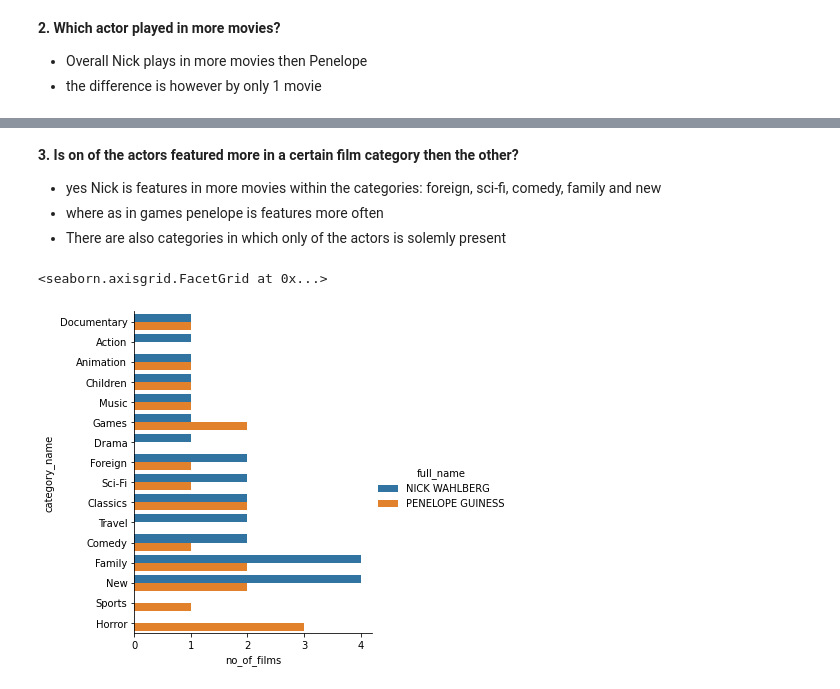
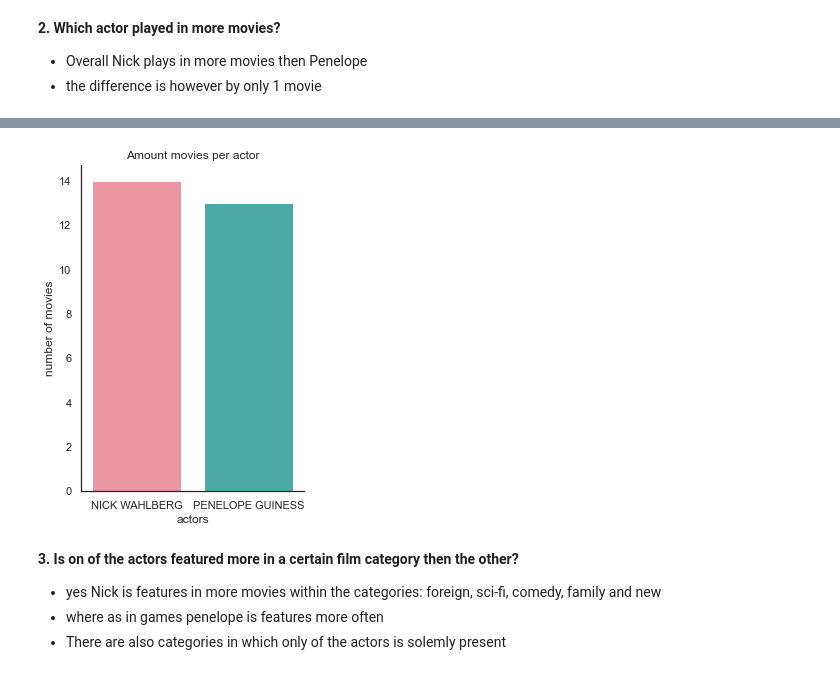
Before and after one commit to JosephineBiedermann/LabsPhine, a Jupyter notebook: Week3/LAB_SQL_Day5pythonconnect.ipynb, the cells around one changed output, grey strips where cells are left out. Drawn from its saved outputs; the diff is of its cells as text; code cells hidden in the pictures.

```diff
--- a/Week3/LAB_SQL_Day5pythonconnect.ipynb
+++ b/Week3/LAB_SQL_Day5pythonconnect.ipynb
@@ -225,11 +229,17 @@ sns.countplot(x='full_name', data = datam)
+# %%
+plt.figure(figsize = (4, 6))
+b = sns.countplot(x='full_name', data = datam)
+sns.set_palette('prism_r',1)
+plt.title('Amount movies per actor')
+plt.xlabel('actors')
+plt.ylabel('number of movies')
+sns.despine()
+plt.savefig('count1.png')
+# %% [output]
+[figure, added]
 # %% [markdown]
 **3. Is on of the actors featured more in a certain film category then the other?<br>**
 
 - yes Nick is features in more movies within the categories: foreign, sci-fi, comedy, family and new
 - where as in games penelope is features more often
 - There are also categories in which only of the actors is solemly present
-# %%
-sns.catplot(x="no_of_films", y="category_name", hue="full_name", kind="bar", data=datam)
-# %% [output]
-<seaborn.axisgrid.FacetGrid at 0x...>
-[figure, removed]
```
Also changed, not shown: parts of 5 cells of this notebook.
